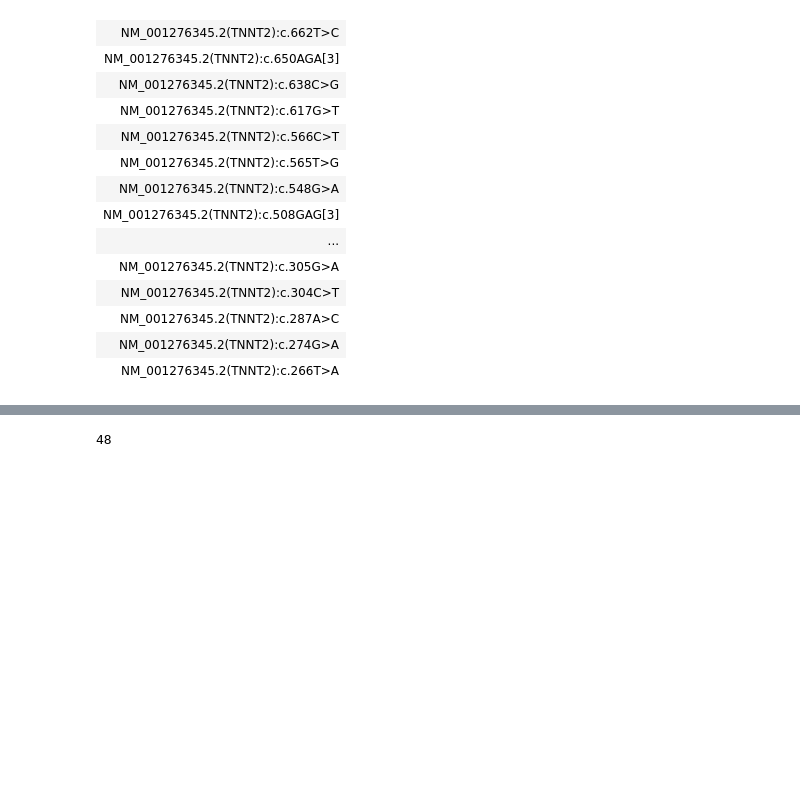
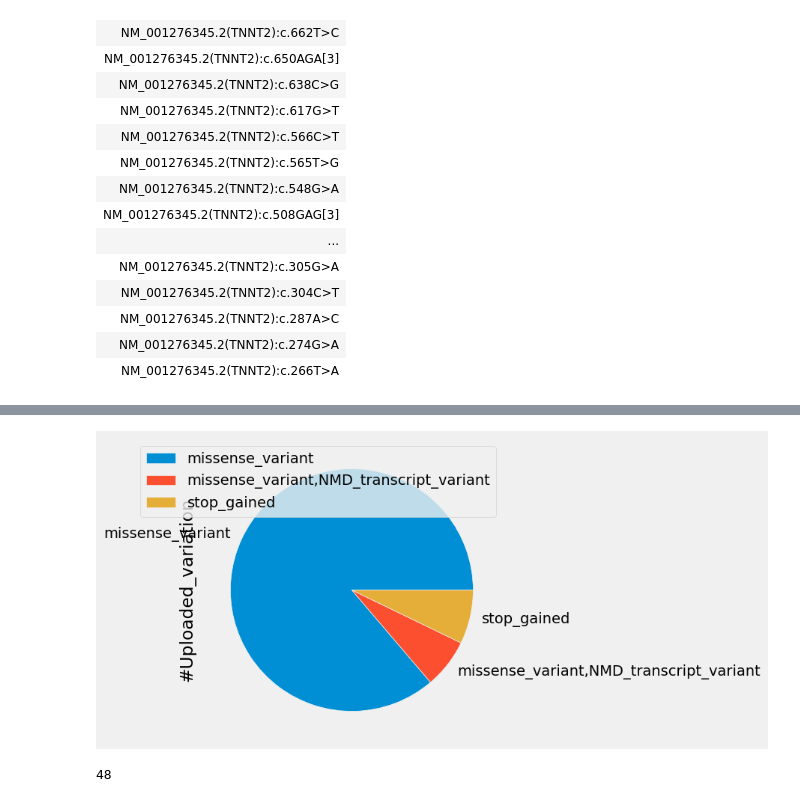
Before and after one commit to hannahmarieaguilar/Data-for-Project-, a Jupyter notebook: DATA/TNNT2.ipynb, the cells around one changed output, grey strips where cells are left out. Cells and saved outputs as stored; diff of their text form; code cells hidden in the pictures; blank space fills up the shorter version.

```diff
--- a/DATA/TNNT2.ipynb
+++ b/DATA/TNNT2.ipynb
@@ -135,3 +157,7 @@ test1
+# %%
+plot = me.plot.pie(y='#Uploaded_variation', figsize=(5, 5))
+# %% [output]
+[figure, added]
 # %%
 combo1 = test1[['#Uploaded_variation']]
 np.array(np.array(combo1['#Uploaded_variation'].str.split(' ')).item(0)).item(0)
```
Also changed, not shown: parts of 5 cells of this notebook.
